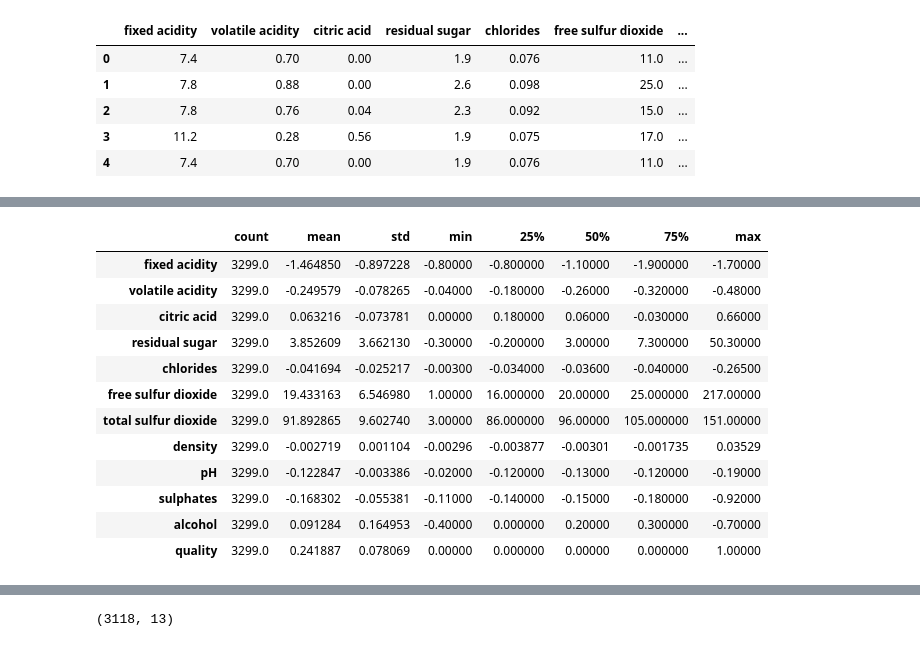
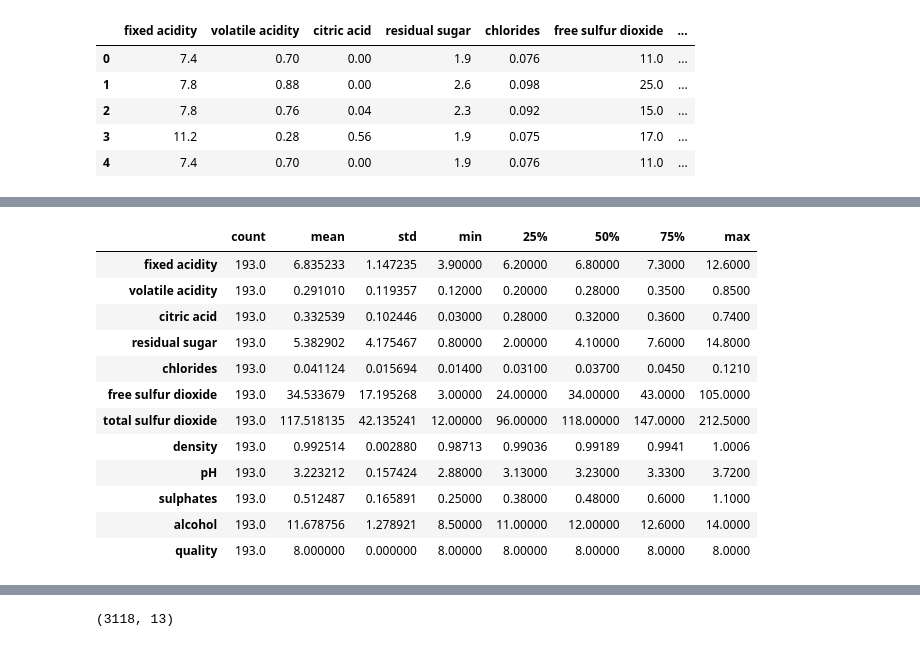
Before and after one commit to pour-choices/wine_clustering_project, a Jupyter notebook: clustering_project_wine.ipynb, the cells around one changed output, grey strips where cells are left out. Drawn from its saved outputs; the diff is of its cells as text; code cells hidden in the pictures.

```diff
--- a/clustering_project_wine.ipynb
+++ b/clustering_project_wine.ipynb
@@ -97,15 +155,16 @@ wine_df.head()
 # %%
+wine_df[wine_df.quality == 8].describe().T
 # %% [output]
 |  | count | mean | std | min | 25% | 50% | 75% | max |
-| fixed acidity | 3299.0 | -1.464850 | -0.897228 | -0.80000 | -0.800000 | -1.10000 | -1.900000 | -1.70000 |
-| volatile acidity | 3299.0 | -0.249579 | -0.078265 | -0.04000 | -0.180000 | -0.26000 | -0.320000 | -0.48000 |
-| citric acid | 3299.0 | 0.063216 | -0.073781 | 0.00000 | 0.180000 | 0.06000 | -0.030000 | 0.66000 |
-| residual sugar | 3299.0 | 3.852609 | 3.662130 | -0.30000 | -0.200000 | 3.00000 | 7.300000 | 50.30000 |
-| chlorides | 3299.0 | -0.041694 | -0.025217 | -0.00300 | -0.034000 | -0.03600 | -0.040000 | -0.26500 |
-| free sulfur dioxide | 3299.0 | 19.433163 | 6.546980 | 1.00000 | 16.000000 | 20.00000 | 25.000000 | 217.00000 |
-| total sulfur dioxide | 3299.0 | 91.892865 | 9.602740 | 3.00000 | 86.000000 | 96.00000 | 105.000000 | 151.00000 |
-| density | 3299.0 | -0.002719 | 0.001104 | -0.00296 | -0.003877 | -0.00301 | -0.001735 | 0.03529 |
-| pH | 3299.0 | -0.122847 | -0.003386 | -0.02000 | -0.120000 | -0.13000 | -0.120000 | -0.19000 |
-| sulphates | 3299.0 | -0.168302 | -0.055381 | -0.11000 | -0.140000 | -0.15000 | -0.180000 | -0.92000 |
-| alcohol | 3299.0 | 0.091284 | 0.164953 | -0.40000 | 0.000000 | 0.20000 | 0.300000 | -0.70000 |
-| quality | 3299.0 | 0.241887 | 0.078069 | 0.00000 | 0.000000 | 0.00000 | 0.000000 | 1.00000 |
+| fixed acidity | 193.0 | 6.835233 | 1.147235 | 3.90000 | 6.20000 | 6.80000 | 7.3000 | 12.6000 |
+| volatile acidity | 193.0 | 0.291010 | 0.119357 | 0.12000 | 0.20000 | 0.28000 | 0.3500 | 0.8500 |
+| citric acid | 193.0 | 0.332539 | 0.102446 | 0.03000 | 0.28000 | 0.32000 | 0.3600 | 0.7400 |
+| residual sugar | 193.0 | 5.382902 | 4.175467 | 0.80000 | 2.00000 | 4.10000 | 7.6000 | 14.8000 |
+| chlorides | 193.0 | 0.041124 | 0.015694 | 0.01400 | 0.03100 | 0.03700 | 0.0450 | 0.1210 |
+| free sulfur dioxide | 193.0 | 34.533679 | 17.195268 | 3.00000 | 24.00000 | 34.00000 | 43.0000 | 105.0000 |
+| total sulfur dioxide | 193.0 | 117.518135 | 42.135241 | 12.00000 | 96.00000 | 118.00000 | 147.0000 | 212.5000 |
+| density | 193.0 | 0.992514 | 0.002880 | 0.98713 | 0.99036 | 0.99189 | 0.9941 | 1.0006 |
+| pH | 193.0 | 3.223212 | 0.157424 | 2.88000 | 3.13000 | 3.23000 | 3.3300 | 3.7200 |
+| sulphates | 193.0 | 0.512487 | 0.165891 | 0.25000 | 0.38000 | 0.48000 | 0.6000 | 1.1000 |
+| alcohol | 193.0 | 11.678756 | 1.278921 | 8.50000 | 11.00000 | 12.00000 | 12.6000 | 14.0000 |
+| quality | 193.0 | 8.000000 | 0.000000 | 8.00000 | 8.00000 | 8.00000 | 8.0000 | 8.0000 |
```
Also changed, not shown: parts of 12 cells of this notebook, 1 other file.
